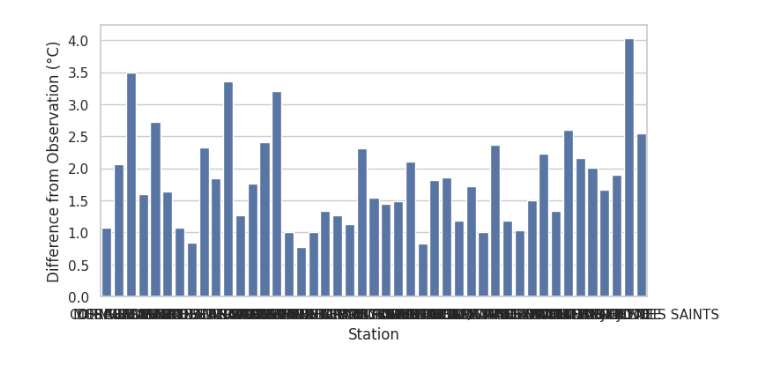
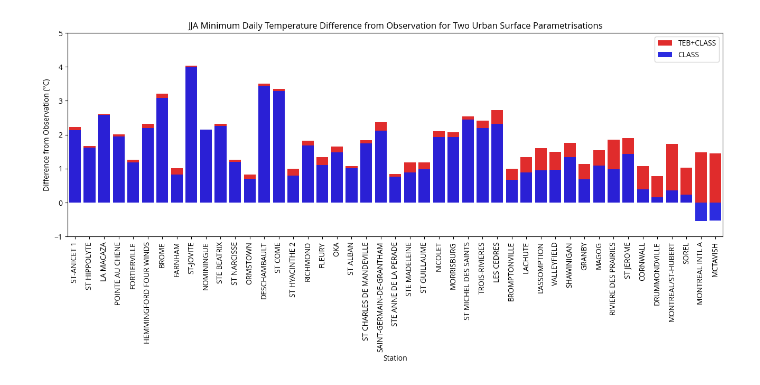
Before and after one commit to devongulley1602/UHI_HW_MTL, a Jupyter notebook: slate.ipynb, the cells around one changed output. Drawn from its saved outputs; the diff is of its cells as text; code cells hidden in the pictures.

```diff
--- a/slate.ipynb
+++ b/slate.ipynb
@@ -80,15 +83,19 @@ Coordinates: (12/23)
     DODS.strlen:          1
     DODS.dimName:         string1
 # %%
-import pandas as pd
-import seaborn as sns
-import matplotlib.pyplot as plt
+# plt.figure(figsize=(8, 4))
+ordered_stations = stations.sortby('urban_fraction_blurred_std1p5')
+fig,ax = plt.subplots(figsize=(16,5))
 
-plt.figure(figsize=(8, 4))
-bar_plot = sns.barplot(x='station_name', y='tasmin_summer_avg_obsDiff_T', data=stations)
-plt.title('')
+ax.tick_params(axis='x', labelrotation=90)
+
+bar_plot = sns.barplot(x='station_name', y='tasmin_summer_avg_obsDiff_T', data=ordered_stations,label='TEB+CLASS',color='red',alpha=0.95)
+bar_plot = sns.barplot(x='station_name', y='tasmin_summer_avg_obsDiff_C', data=ordered_stations,label='CLASS',color='blue',alpha=0.95)
+plt.title('JJA Minimum Daily Temperature Difference from Observation for Two Urban Surface Parametrisations')
 plt.xlabel('Station')
 plt.ylabel('Difference from Observation (°C)')
+plt.ylim([-1,5])
+
 plt.show()
 # %% [output]
-[figure, old version]
+[figure, new version]
```
Also changed, not shown: parts of 4 cells of this notebook, 1 other file.
